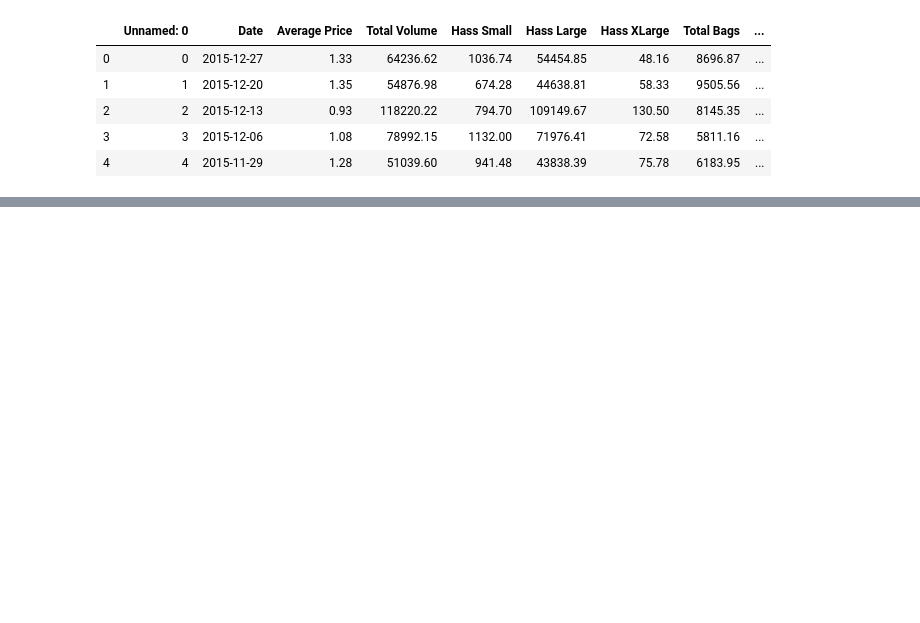
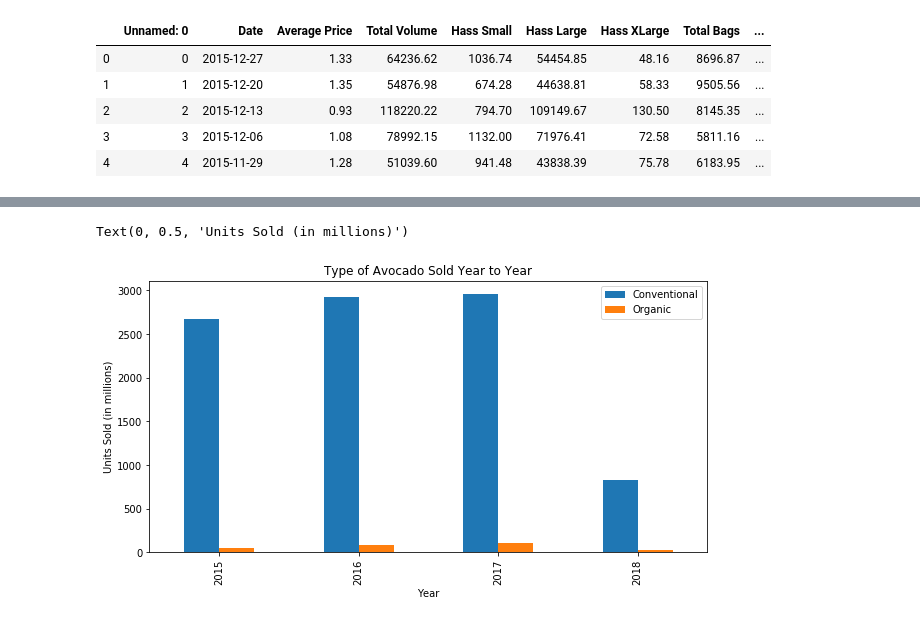
Before and after one commit to busy0312/Porject-1_-Team5, a Jupyter notebook: Avocado_Data Analysis.ipynb, the cells around one changed output, grey strips where cells are left out. Cells and saved outputs as stored; diff of their text form; code cells hidden in the pictures; blank space fills up the shorter version.

```diff
--- a/Avocado_Data Analysis.ipynb
+++ b/Avocado_Data Analysis.ipynb
@@ -19,0 +87,19 @@ avocado_data.head()
+# %%
+#Create BarChart
+
+conventional = [2672.913320, 2919.990424, 2964.395912, 828.699669]
+organic = [55.300121, 81.740325, 105.216224, 30.406417]
+index = [2015, 2016, 2017, 2018]
+
+df_multiplot = pd.DataFrame({
+    "Conventional": conventional,
+    "Organic": organic}, index = index)
+
+multi_plot = df_multiplot.plot(kind = "bar", figsize=(10,5))
+
+plt.title("Type of Avocado Sold Year to Year")
+plt.xlabel("Year")
+plt.ylabel("Units Sold (in millions)")
+# %% [output]
+Text(0, 0.5, 'Units Sold (in millions)')
+[figure, added]
```
Also changed, not shown: parts of 5 cells of this notebook.
